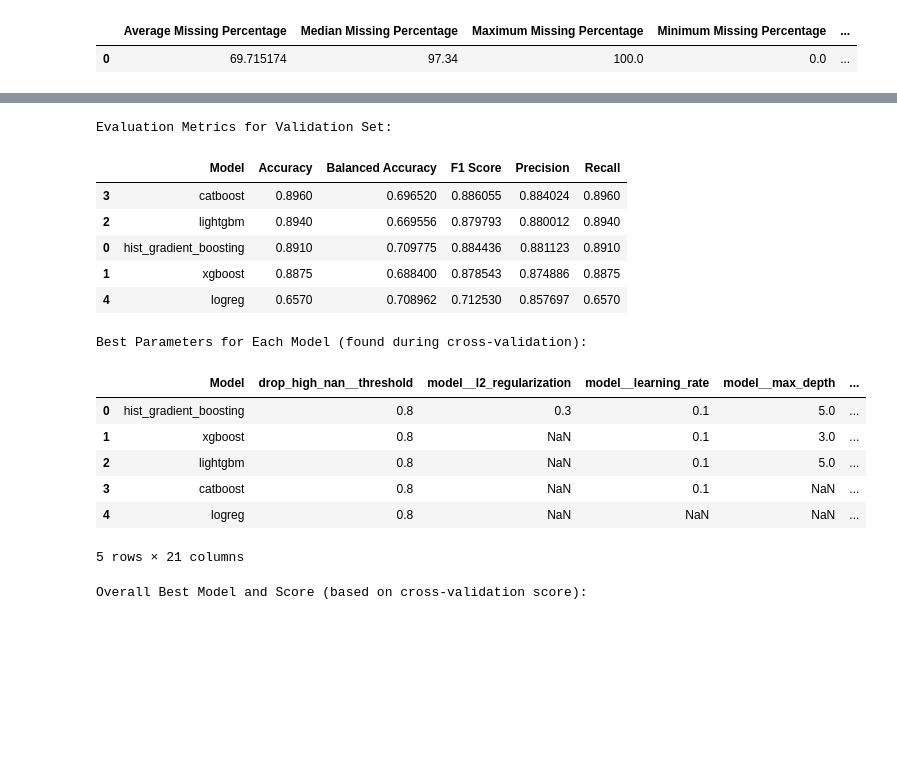
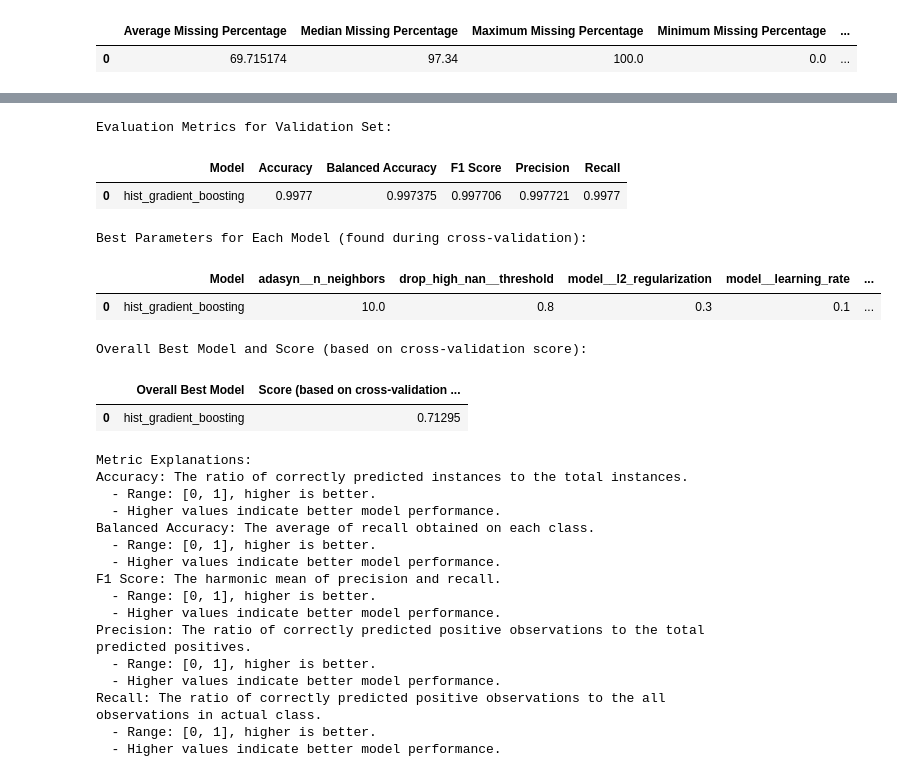
Before and after one commit to DeadNord/customer_churn_classification, a Jupyter notebook: SLChurnClass.ipynb, the cells around one changed output, grey strips where cells are left out. Drawn from its saved outputs; the diff is of its cells as text; code cells hidden in the pictures; blank space fills up the shorter version.

```diff
--- a/SLChurnClass.ipynb
+++ b/SLChurnClass.ipynb
@@ -206,7 +206,8 @@ Summary Statistics for Low Importance Features:
 full_pipeline_hist_gradient_boosting = ImbPipeline(
     steps=[
         ("drop_high_nan", DropHighNaNColumnsTransformer()),
-        ("preprocessing", preprocessor_gb)
+        ("preprocessing", preprocessor_gb),
+        ("scaler", StandardScaler()),
         ("power", PowerTransformer()),
         ("adasyn", ADASYN(random_state=42)),
         ("model", HistGradientBoostingClassifier(random_state=42)),
@@ -335,9 +326,19 @@ model_pipelines = {
 # %%
 model_trainer = SLModelTrainer()
 
+# model_trainer.train(
+#     X_train,
+#     y_train,
+#     model_pipelines,
+#     param_grids,
+#     scoring="balanced_accuracy",
+#     cv=5,
+#     verbose=1,
+#     n_jobs=-1,
+# )
 model_trainer.train(
-    X_train,
-    y_train,
+    X,
+    y,
     model_pipelines,
     param_grids,
     scoring="balanced_accuracy",
@@ -345,8 +346,5 @@ model_trainer.train(
     verbose=1,
     n_jobs=-1,
 )
-# model_trainer.train(
-#     X, y, model_pipelines, param_grids, scoring="balanced_accuracy", cv=5, verbose=1
-# )
 # %% [output]
 Fitting 5 folds for each of 1 candidates, totalling 5 fits
@@ -470,37 +379,46 @@ Pipeline(steps=[('drop_high_nan', DropHighNaNColumnsTransformer()),
 # %%
+# evaluator.display_results(
+#     X_valid=X_test,
+#     y_valid=y_test,
+#     best_models=best_models,
+#     best_params=best_params,
+#     best_scores=best_scores,
+#     best_model_name=best_model,
+#     help_text=True,
+# )
+
 evaluator.display_results(
-    X_valid=X_test,
-    y_valid=y_test,
+    X_valid=X,
+    y_valid=y,
     best_models=best_models,
     best_params=best_params,
     best_scores=best_scores,
     best_model_name=best_model,
     help_text=True,
 )
-
-# evaluator.display_results(
-#     X_valid=X,
-#     y_valid=y,
-#     best_models=best_models,
-#     best_params=best_params,
-#     best_scores=best_scores,
-#     best_model_name=best_model,
-#     help_text=True,
-# )
 # %% [output]
 Evaluation Metrics for Validation Set:
 |  | Model | Accuracy | Balanced Accuracy | F1 Score | Precision | Recall |
-| 3 | catboost | 0.8960 | 0.696520 | 0.886055 | 0.884024 | 0.8960 |
-| 2 | lightgbm | 0.8940 | 0.669556 | 0.879793 | 0.880012 | 0.8940 |
-| 0 | hist_gradient_boosting | 0.8910 | 0.709775 | 0.884436 | 0.881123 | 0.8910 |
-| 1 | xgboost | 0.8875 | 0.688400 | 0.878543 | 0.874886 | 0.8875 |
-| 4 | logreg | 0.6570 | 0.708962 | 0.712530 | 0.857697 | 0.6570 |
+| 0 | hist_gradient_boosting | 0.9977 | 0.997375 | 0.997706 | 0.997721 | 0.9977 |
 Best Parameters for Each Model (found during cross-validation):
-|  | Model | drop_high_nan__threshold | model__l2_regularization | model__learning_rate | model__max_depth | ... |
-| 0 | hist_gradient_boosting | 0.8 | 0.3 | 0.1 | 5.0 | ... |
-| 1 | xgboost | 0.8 | NaN | 0.1 | 3.0 | ... |
-| 2 | lightgbm | 0.8 | NaN | 0.1 | 5.0 | ... |
-| 3 | catboost | 0.8 | NaN | 0.1 | NaN | ... |
-| 4 | logreg | 0.8 | NaN | NaN | NaN | ... |
+|  | Model | adasyn__n_neighbors | drop_high_nan__threshold | model__l2_regularization | model__learning_rate | ... |
+| 0 | hist_gradient_boosting | 10.0 | 0.8 | 0.3 | 0.1 | ... |
-5 rows × 21 columns
+Overall Best Model and Score (based on cross-validation score):
+|  | Overall Best Model | Score (based on cross-validation ... |
+| 0 | hist_gradient_boosting | 0.71295 |
-Overall Best Model and Score (based on cross-validation score):
+Metric Explanations:
+Accuracy: The ratio of correctly predicted instances to the total instances.
+  - Range: [0, 1], higher is better.
+  - Higher values indicate better model performance.
+Balanced Accuracy: The average of recall obtained on each class.
+  - Range: [0, 1], higher is better.
+  - Higher values indicate better model performance.
+F1 Score: The harmonic mean of precision and recall.
+  - Range: [0, 1], higher is better.
+  - Higher values indicate better model performance.
+Precision: The ratio of correctly predicted positive observations to the total predicted positives.
+  - Range: [0, 1], higher is better.
+  - Higher values indicate better model performance.
+Recall: The ratio of correctly predicted positive observations to the all observations in actual class.
+  - Range: [0, 1], higher is better.
+  - Higher values indicate better model performance.
```
Also changed, not shown: parts of 13 cells of this notebook, 4 other files.
